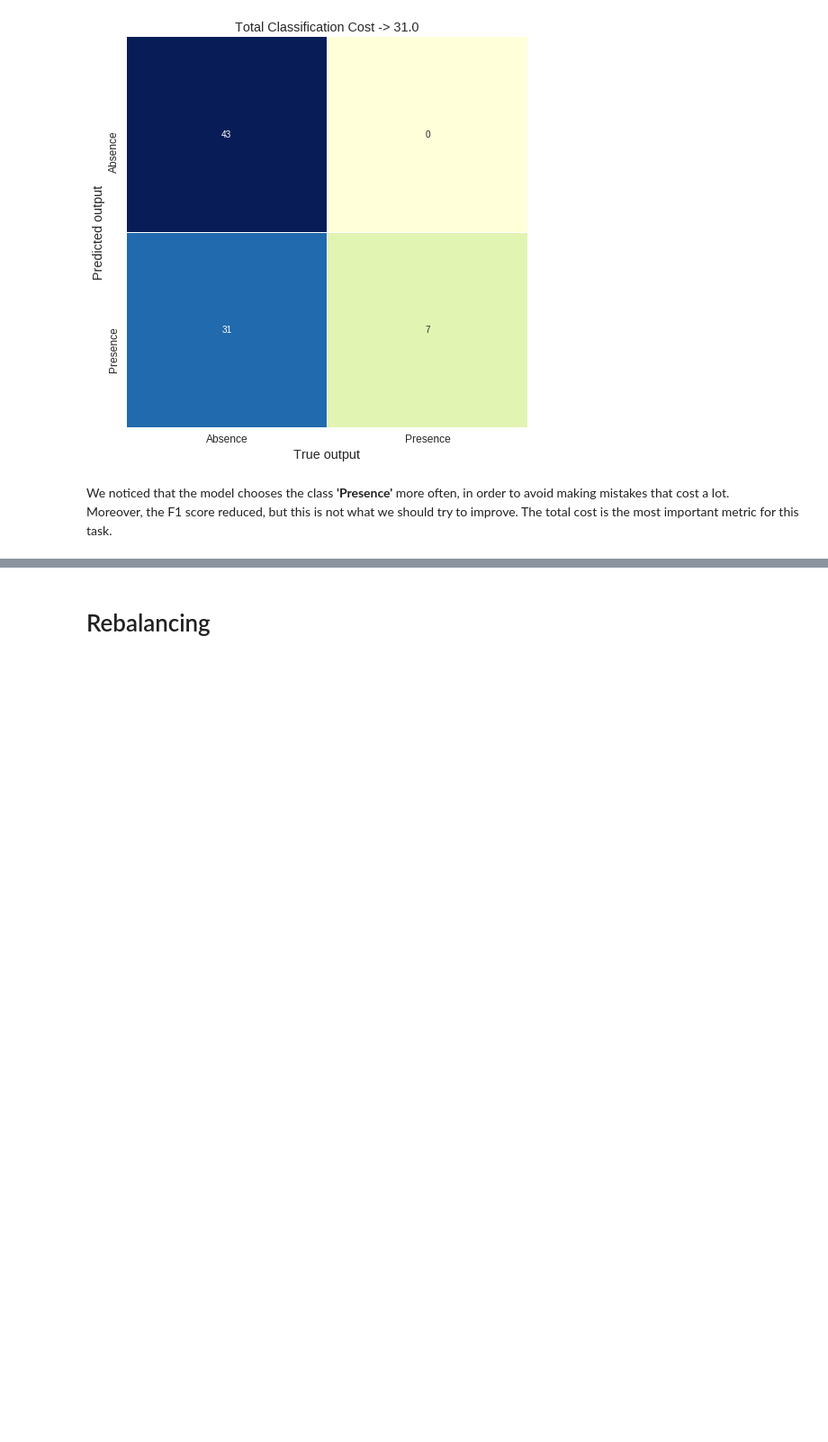
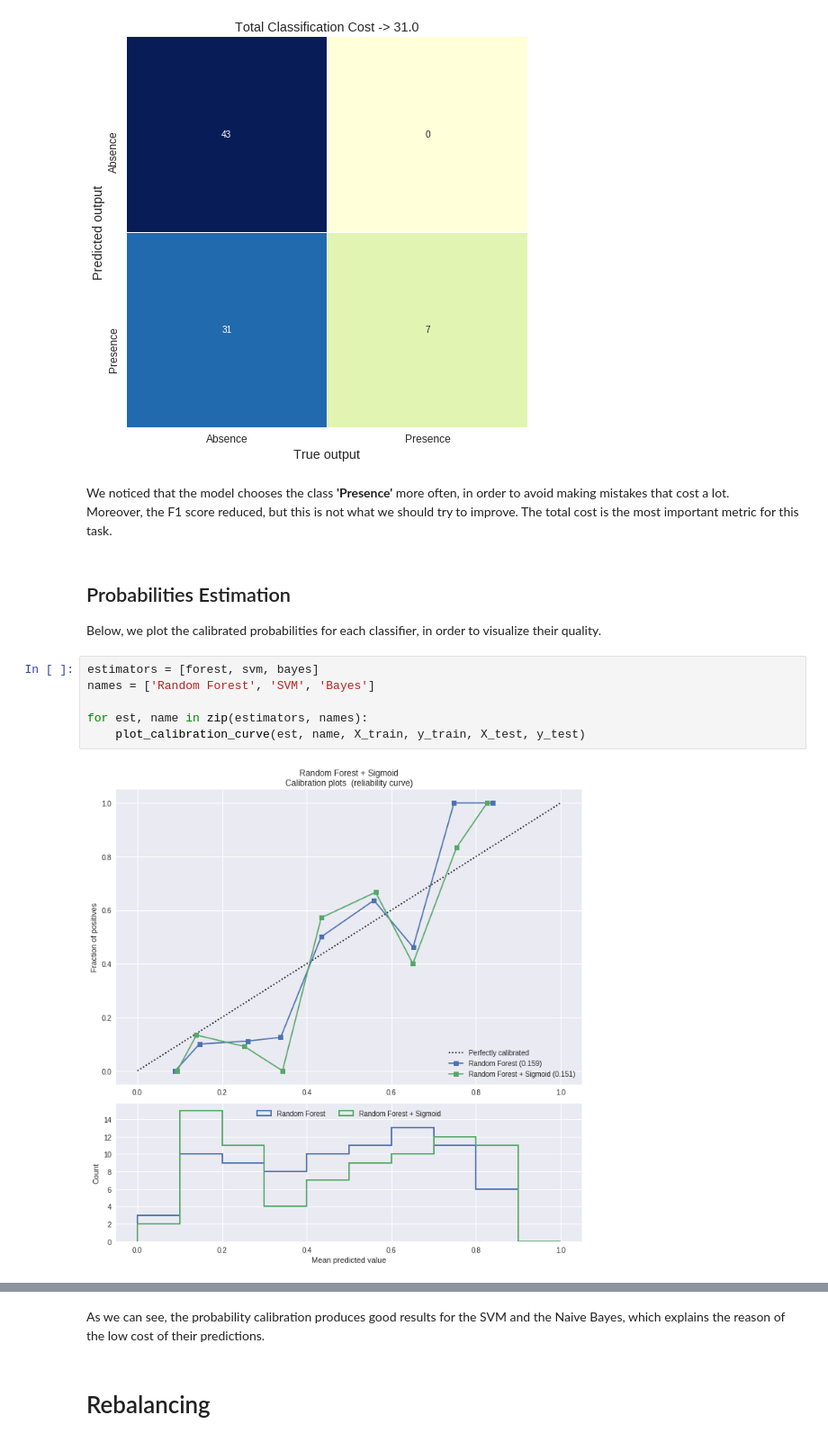
Before and after one commit to Adamantios/Ensembles-CSL-Imb_Learning-Models_Comparison, a Jupyter notebook: PartB.ipynb, the cells around one changed output, grey strips where cells are left out. Shown at 90% size. Cells and saved outputs as stored; diff of their text form; blank space fills up the shorter version.

```diff
--- a/PartB.ipynb
+++ b/PartB.ipynb
@@ -421,3 +423,15 @@ weighted avg       0.78      0.62      0.54        81
 # %% [markdown]
 We noticed that the model chooses the class **'Presence'** more often, in order to avoid making mistakes that cost a lot.
 Moreover, the F1 score reduced, but this is not what we should try to improve. The total cost is the most important metric for this task.
+# %% [markdown]
+## Probabilities Estimation
+
+Below, we plot the calibrated probabilities for each classifier, in order to visualize their quality.
+# %%
+estimators = [forest, svm, bayes]
+names = ['Random Forest', 'SVM', 'Bayes']
+
+for est, name in zip(estimators, names):
+    plot_calibration_curve(est, name, X_train, y_train, X_test, y_test)
+# %% [output]
+[figure, added]
@@ -424,3 +440,5 @@ Moreover, the F1 score reduced, but this is not what we should try to improve. T
+# %% [markdown]
+As we can see, the probability calibration produces good results for the SVM and the Naive Bayes, which explains the reason of the low cost of their predictions.
 # %% [markdown]
 # Rebalancing
 # %%
```
Also changed, not shown: parts of 6 cells of this notebook, 1 other file.
